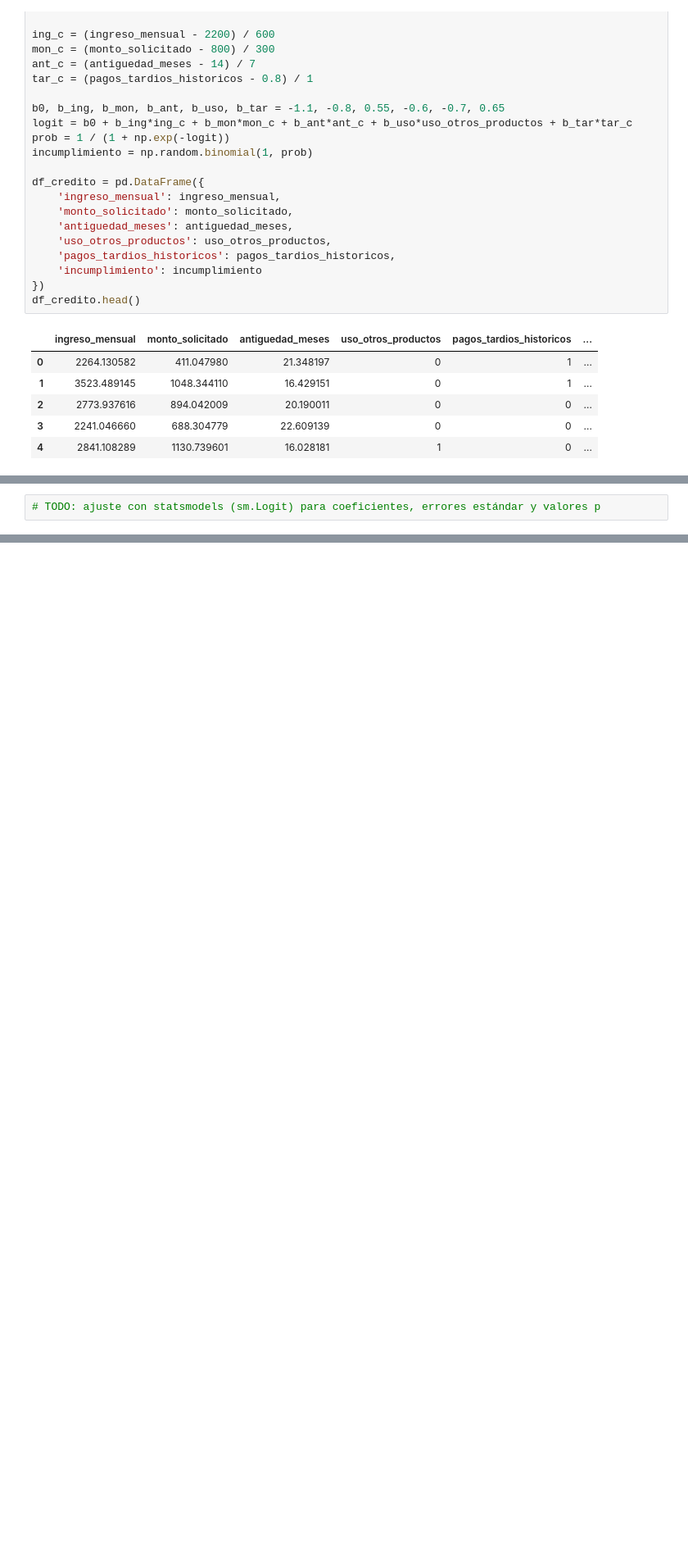
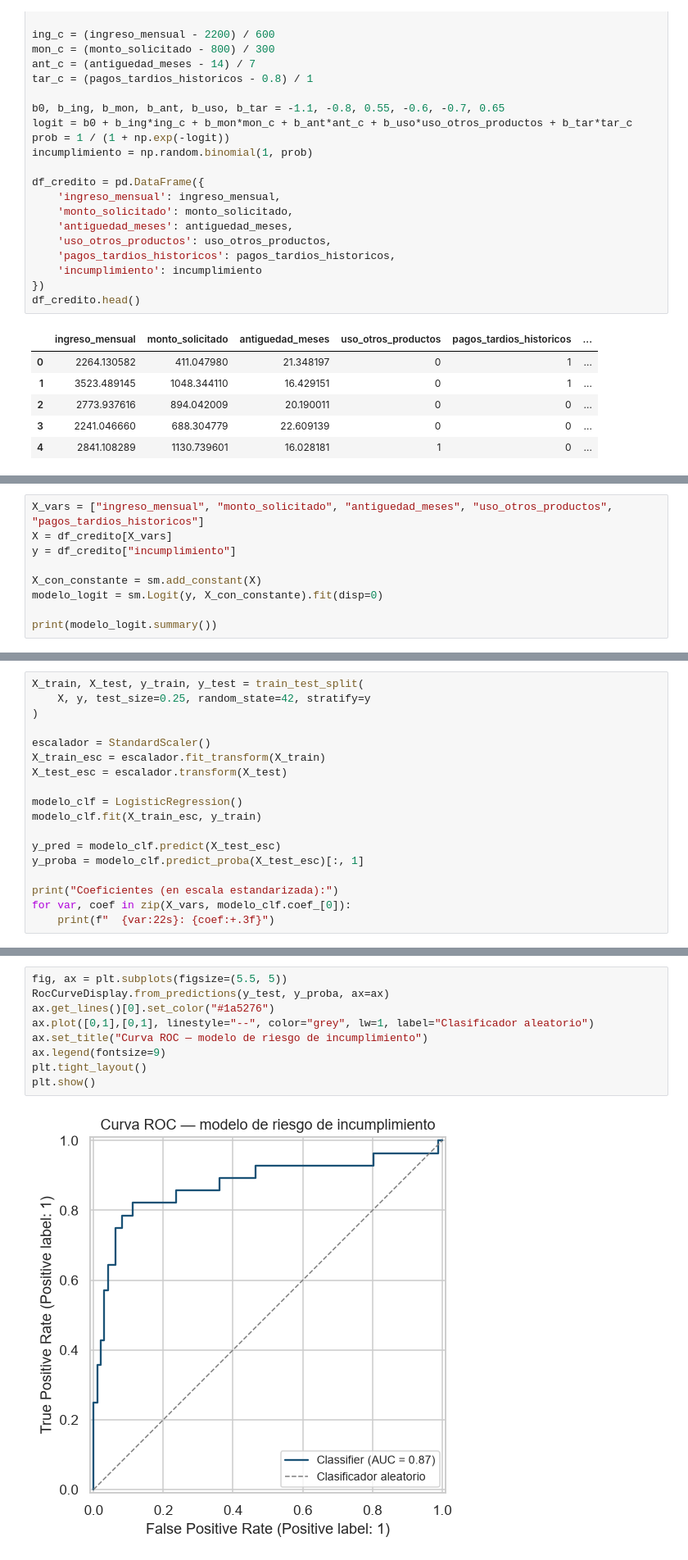
Before and after one commit to APES-M-JeissonS-JuanB/Sesion_6_Otros_Modelos_De_Regresion, a Jupyter notebook: Sanchez_Jeisson_y_Bogota_Juan_CasoEstudio_sesion6.ipynb, the cells around one changed output, grey strips where cells are left out. Shown at 82% size. Saved outputs shown, nothing was run; the diff lists cells and outputs as text; blank space fills up the shorter version.

```diff
--- a/Sanchez_Jeisson_y_Bogota_Juan_CasoEstudio_sesion6.ipynb
+++ b/Sanchez_Jeisson_y_Bogota_Juan_CasoEstudio_sesion6.ipynb
@@ -228,2 +278,9 @@ df_credito.head()
 # %%
-# TODO: ajuste con statsmodels (sm.Logit) para coeficientes, errores estándar y valores p
+X_vars = ["ingreso_mensual", "monto_solicitado", "antiguedad_meses", "uso_otros_productos", "pagos_tardios_historicos"]
+X = df_credito[X_vars]
+y = df_credito["incumplimiento"]
+
+X_con_constante = sm.add_constant(X)
+modelo_logit = sm.Logit(y, X_con_constante).fit(disp=0)
+
+print(modelo_logit.summary())
@@ -233,0 +307,18 @@ df_credito.head()
+# %%
+X_train, X_test, y_train, y_test = train_test_split(
+    X, y, test_size=0.25, random_state=42, stratify=y
+)
+
+escalador = StandardScaler()
+X_train_esc = escalador.fit_transform(X_train)
+X_test_esc = escalador.transform(X_test)
+
+modelo_clf = LogisticRegression()
+modelo_clf.fit(X_train_esc, y_train)
+
+y_pred = modelo_clf.predict(X_test_esc)
+y_proba = modelo_clf.predict_proba(X_test_esc)[:, 1]
+
+print("Coeficientes (en escala estandarizada):")
+for var, coef in zip(X_vars, modelo_clf.coef_[0]):
+    print(f"  {var:22s}: {coef:+.3f}")
@@ -234,2 +351,13 @@ df_credito.head()
+# %%
+fig, ax = plt.subplots(figsize=(5.5, 5))
+RocCurveDisplay.from_predictions(y_test, y_proba, ax=ax)
+ax.get_lines()[0].set_color("#1a5276")
+ax.plot([0,1],[0,1], linestyle="--", color="grey", lw=1, label="Clasificador aleatorio")
+ax.set_title("Curva ROC — modelo de riesgo de incumplimiento")
+ax.legend(fontsize=9)
+plt.tight_layout()
+plt.show()
+# %% [output]
+[figure, added]
 # %% [markdown]
 ## 2.5 Interpretación de los coeficientes
```
Also changed, not shown: parts of 35 cells of this notebook.
